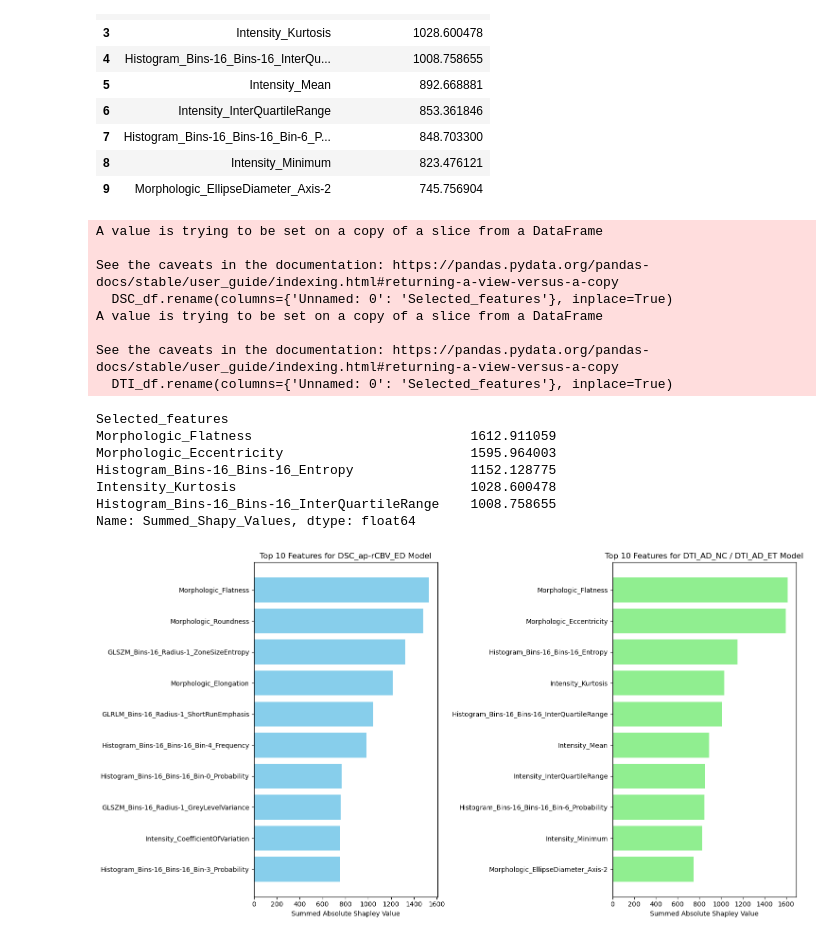
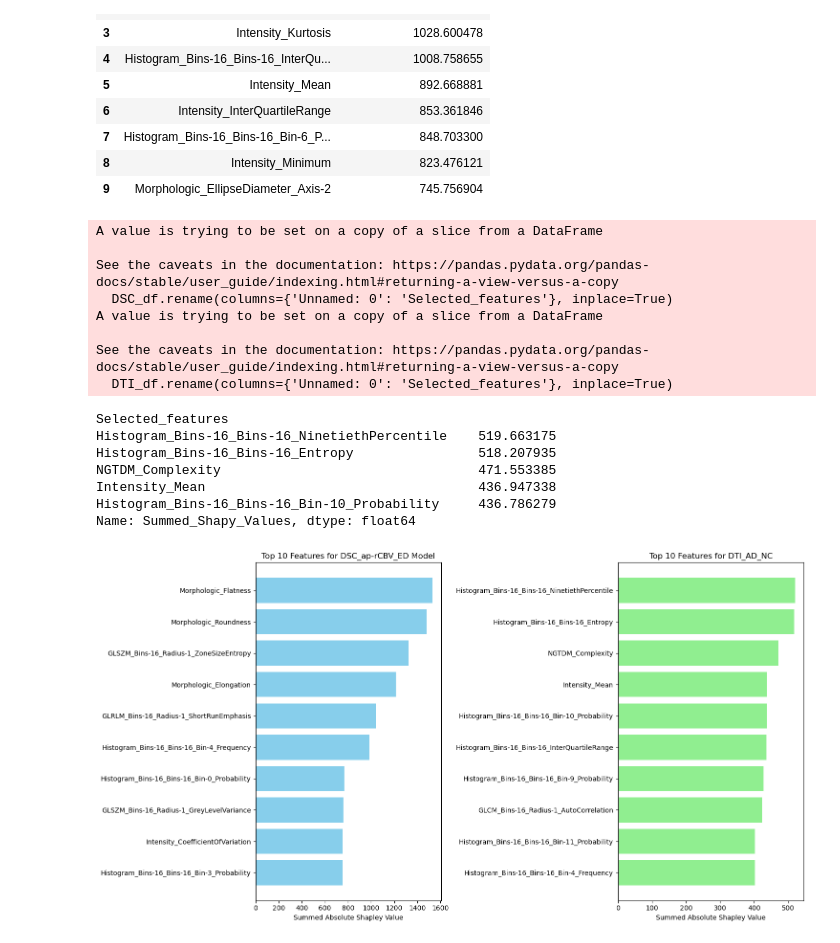
Before and after one commit to yyexela/EE577_Project, a Jupyter notebook: notebooks/feature_analysis.ipynb, the cells around one changed output. Saved outputs shown, nothing was run; the diff lists cells and outputs as text; code cells hidden in the pictures.

Commit message:
Saving final models and consolidating results graphs for notebook sharing

```diff
--- a/notebooks/feature_analysis.ipynb
+++ b/notebooks/feature_analysis.ipynb
@@ -49,14 +47,9 @@ shap_DTI_ET.head(10)
 cutoff=200
 
 DTI_NC = shap_DTI_NC.reset_index()
-DTI_ET = shap_DTI_ET.reset_index()
 
-combined_df = pd.concat([DTI_NC, DTI_ET], axis=0)
-combined_df.sort_values(by='Summed_Shapy_Values', ascending=False, inplace=True)
-# Uncommenting will show that top features
-combined_df= pd.DataFrame(combined_df[~combined_df.index.duplicated(keep='first')])
 
-DTI_df = DTI_df = combined_df[combined_df['Summed_Shapy_Values'] >= cutoff]
+DTI_df =DTI_NC[DTI_NC['Summed_Shapy_Values'] >= cutoff]
 
 DSC_df=shap_DSC[(shap_DSC['Summed_Shapy_Values']  >= cutoff)]
 
@@ -83,11 +76,11 @@ A value is trying to be set on a copy of a slice from a DataFrame
 See the caveats in the documentation: https://pandas.pydata.org/pandas-docs/stable/user_guide/indexing.html#returning-a-view-versus-a-copy
   DTI_df.rename(columns={'Unnamed: 0': 'Selected_features'}, inplace=True)
 Selected_features
-Morphologic_Flatness                            1612.911059
-Morphologic_Eccentricity                        1595.964003
-Histogram_Bins-16_Bins-16_Entropy               1152.128775
-Intensity_Kurtosis                              1028.600478
-Histogram_Bins-16_Bins-16_InterQuartileRange    1008.758655
+Histogram_Bins-16_Bins-16_NinetiethPercentile    519.663175
+Histogram_Bins-16_Bins-16_Entropy                518.207935
+NGTDM_Complexity                                 471.553385
+Intensity_Mean                                   436.947338
+Histogram_Bins-16_Bins-16_Bin-10_Probability     436.786279
 Name: Summed_Shapy_Values, dtype: float64
 # %%
 DTI_df2.to_csv(data_path+'selected_features_DTI.csv', header=True)
@@ -95,27 +88,27 @@ DSC_df2.to_csv(data_path+'selected_features_DSC.csv', header=True)
 # %%
 # Number of top features to display
 num_top_features = 10
 
 # Gets the top `num_top_features` features for DSC and DTI models based on the summed Shapley values
 top_features_DSC = DSC_df.nlargest(num_top_features)
 top_features_DTI = DTI_df.nlargest(num_top_features)
 
 # Create subplots side by side
 fig, axes = plt.subplots(1, 2, figsize=(15, 8))
 
 # Plot for DSC model
 axes[0].barh(top_features_DSC.index, top_features_DSC.values, color='skyblue')
 axes[0].set_xlabel('Summed Absolute Shapley Value')
 axes[0].set_title(f'Top {num_top_features} Features for DSC_ap-rCBV_ED Model')
 axes[0].invert_yaxis()  # Invert y-axis so that the highest values are at the top
 
 # Plot for DTI model
 axes[1].barh(top_features_DTI.index, top_features_DTI.values, color='lightgreen')
 axes[1].set_xlabel('Summed Absolute Shapley Value')
-axes[1].set_title(f'Top {num_top_features} Features for DTI_AD_NC / DTI_AD_ET Model')
+axes[1].set_title(f'Top {num_top_features} Features for DTI_AD_NC')
 axes[1].invert_yaxis()  # Invert y-axis so that the highest values are at the top
 # Adjust layout and show the plot
 plt.tight_layout()
 plt.show()
 # %% [output]
-[figure, old version]
+[figure, new version]
```
Also changed, not shown: parts of 1 cell of this notebook, 8 other files.
